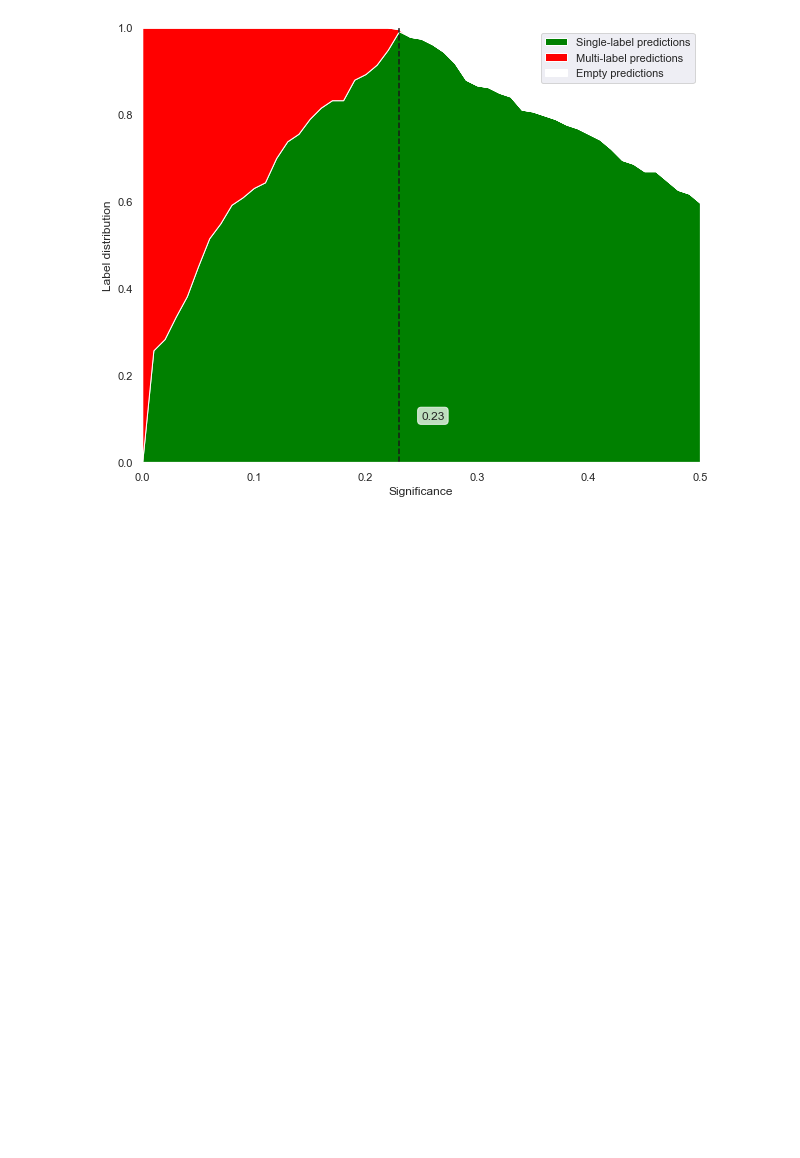
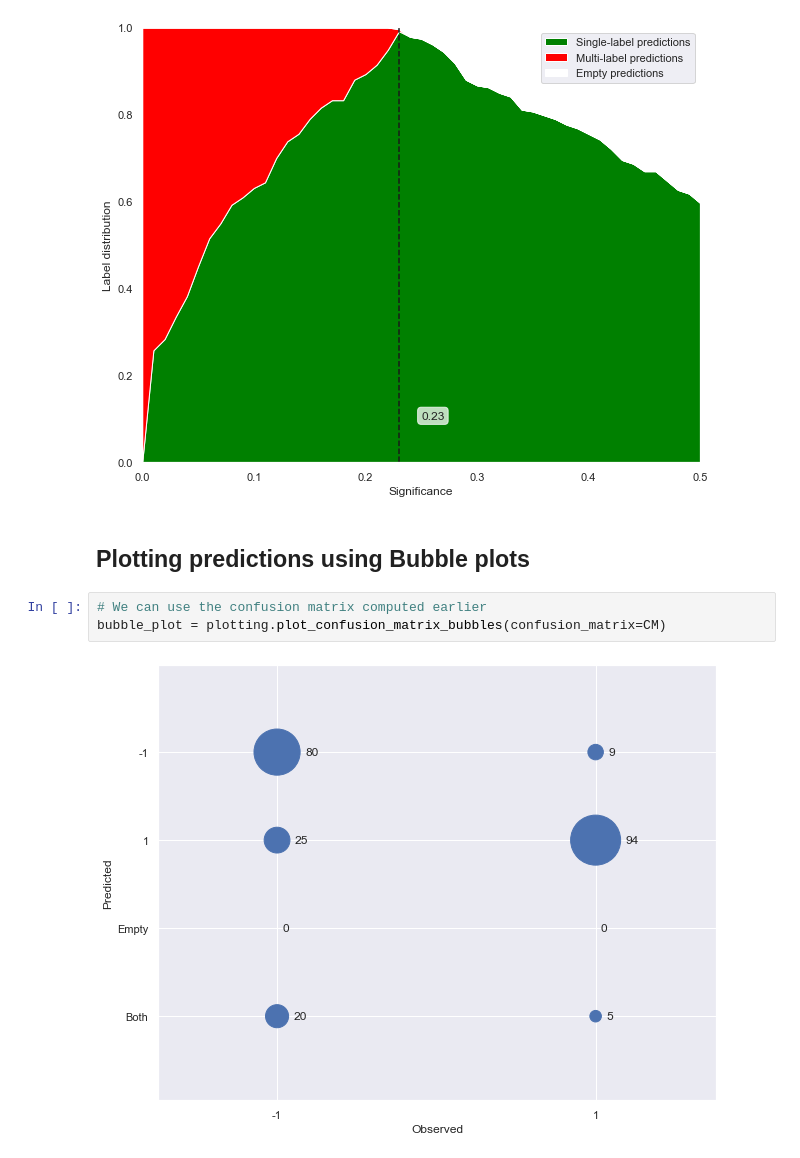
Before and after one commit to pharmbio/plot_utils, a Jupyter notebook: python/User_guide_plotting.ipynb, the cells around one changed output. Saved outputs shown, nothing was run; the diff lists cells and outputs as text; blank space fills up the shorter version.

```diff
--- a/python/User_guide_plotting.ipynb
+++ b/python/User_guide_plotting.ipynb
@@ -122,3 +116,10 @@ fig = plotting.plot_label_distribution(true_lab, p_vals, figure=my_fig, **custom
 fig = plotting.plot_label_distribution(true_lab, p_vals, significance_max=.5)
 # %% [output]
 [figure]
+# %% [markdown]
+## Plotting predictions using Bubble plots
+# %%
+# We can use the confusion matrix computed earlier
+bubble_plot = plotting.plot_confusion_matrix_bubbles(confusion_matrix=CM)
+# %% [output]
+[figure, added]
```
Also changed, not shown: parts of 7 cells of this notebook, 2 other files.
